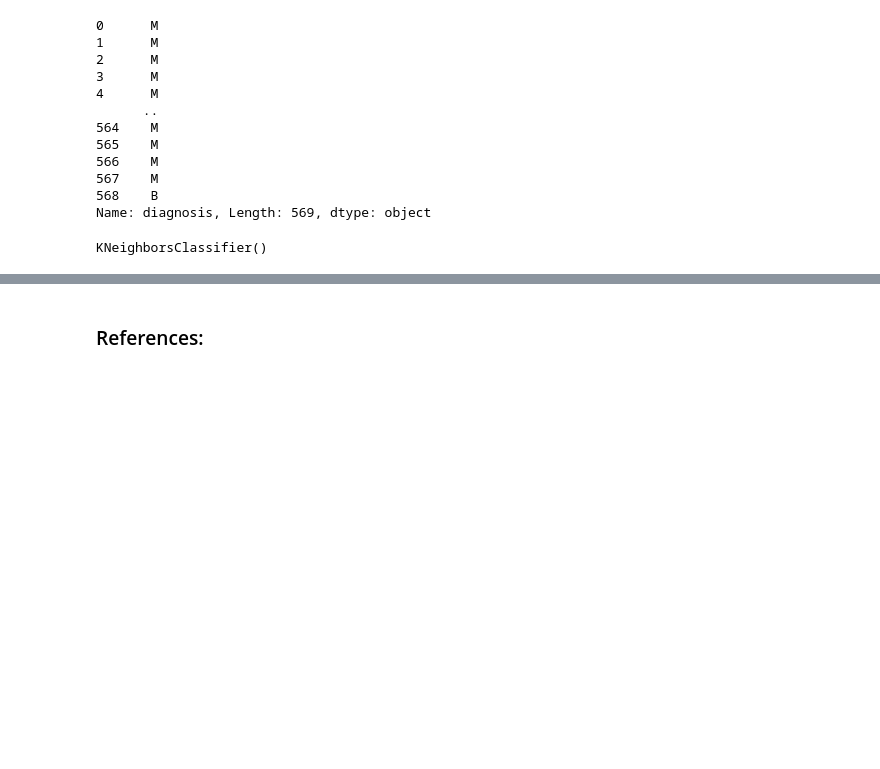
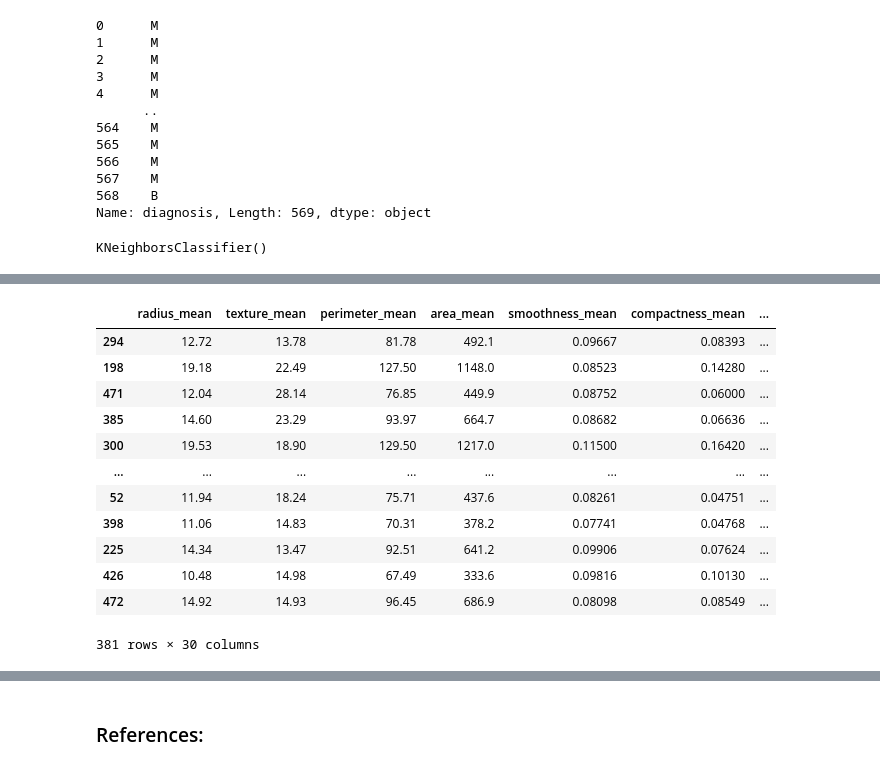
Before and after one commit to Tanja888/PfDA-Project2, a Jupyter notebook: Wisconsin-Breast-Cancer-analysis.ipynb, the cells around one changed output, grey strips where cells are left out. Saved outputs shown, nothing was run; the diff lists cells and outputs as text; code cells hidden in the pictures; blank space fills up the shorter version.

Commit message:
k-nearest neighbors train test

```diff
--- a/Wisconsin-Breast-Cancer-analysis.ipynb
+++ b/Wisconsin-Breast-Cancer-analysis.ipynb
@@ -231,0 +275,2 @@ KNeighborsClassifier()
+# %%
+mod.train_test_split(inputs, outputs, test_size=0.33)
@@ -231,0 +295,18 @@ KNeighborsClassifier()
+# %%
+inputs_train, inputs_test, outputs_train, outputs_test = mod.train_test_split(inputs, outputs, test_size=0.33)
+# %%
+inputs_train
+# %% [output]
+|  | radius_mean | texture_mean | perimeter_mean | area_mean | smoothness_mean | compactness_mean | ... |
+| 294 | 12.72 | 13.78 | 81.78 | 492.1 | 0.09667 | 0.08393 | ... |
+| 198 | 19.18 | 22.49 | 127.50 | 1148.0 | 0.08523 | 0.14280 | ... |
+| 471 | 12.04 | 28.14 | 76.85 | 449.9 | 0.08752 | 0.06000 | ... |
+| 385 | 14.60 | 23.29 | 93.97 | 664.7 | 0.08682 | 0.06636 | ... |
+| 300 | 19.53 | 18.90 | 129.50 | 1217.0 | 0.11500 | 0.16420 | ... |
+| ... | ... | ... | ... | ... | ... | ... | ... |
+| 52 | 11.94 | 18.24 | 75.71 | 437.6 | 0.08261 | 0.04751 | ... |
+| 398 | 11.06 | 14.83 | 70.31 | 378.2 | 0.07741 | 0.04768 | ... |
+| 225 | 14.34 | 13.47 | 92.51 | 641.2 | 0.09906 | 0.07624 | ... |
+| 426 | 10.48 | 14.98 | 67.49 | 333.6 | 0.09816 | 0.10130 | ... |
+| 472 | 14.92 | 14.93 | 96.45 | 686.9 | 0.08098 | 0.08549 | ... |
+381 rows × 30 columns
```
Also changed, not shown: parts of 19 cells of this notebook.
